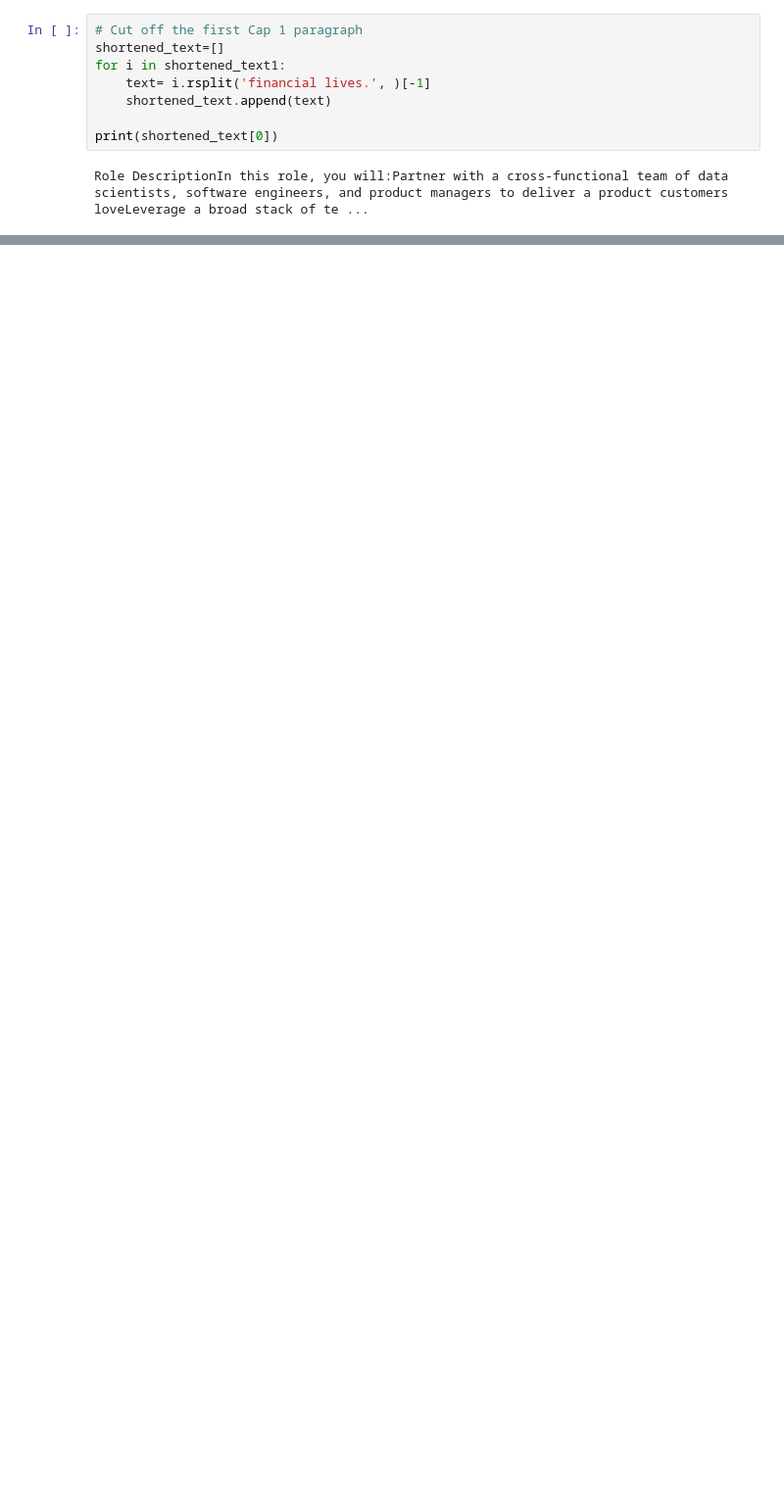
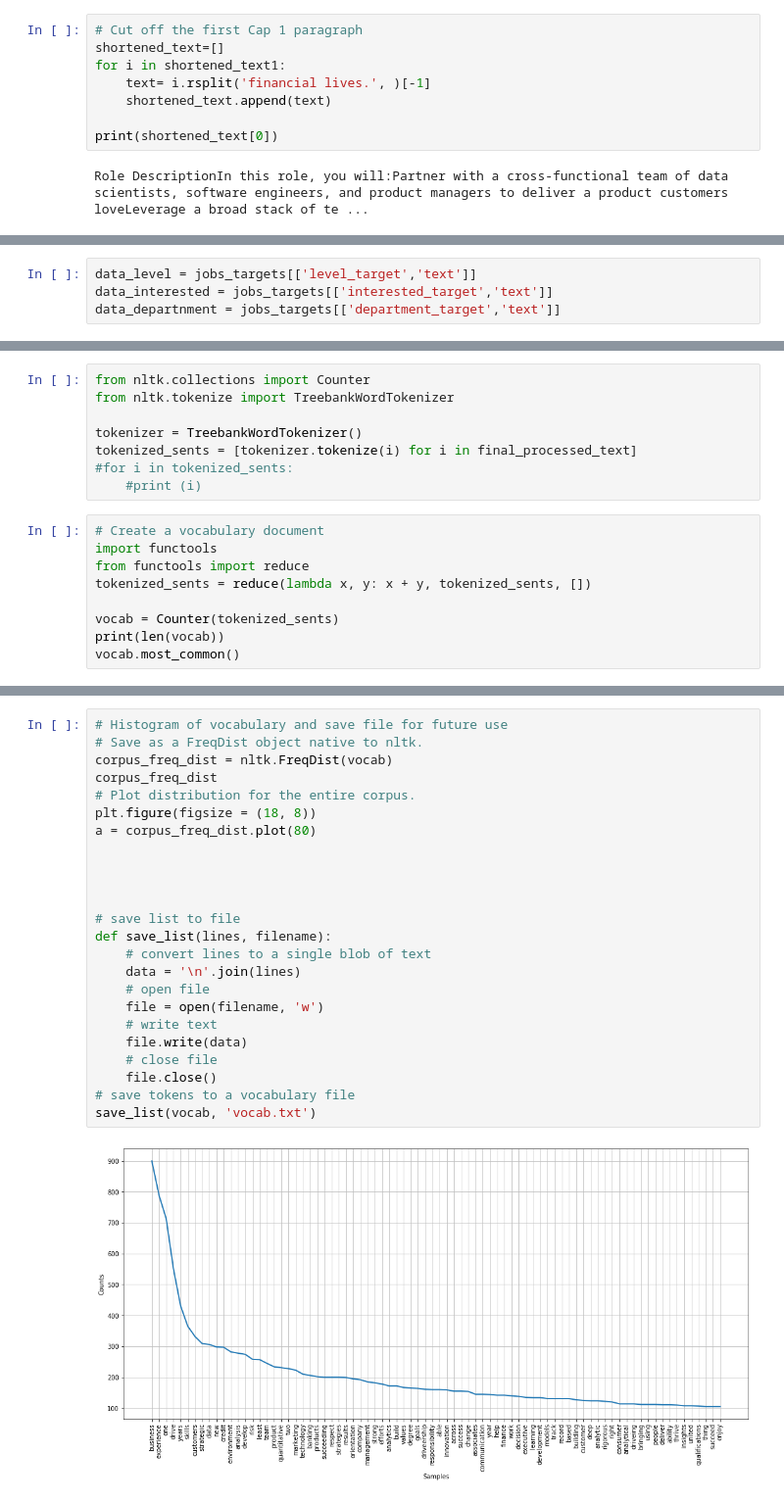
Before and after one commit to martonik/NLP---Text-Analysis, a Jupyter notebook: Text Analysis - Capital One Job Postings.ipynb, the cells around one changed output, grey strips where cells are left out. Shown at 98% size. Saved outputs shown, nothing was run; the diff lists cells and outputs as text; blank space fills up the shorter version.

```diff
--- a/Text Analysis - Capital One Job Postings.ipynb
+++ b/Text Analysis - Capital One Job Postings.ipynb
@@ -282,0 +463,4 @@ Index(['ability', 'ability build', 'ability drive', 'able', 'able bring',
+# %%
+data_level = jobs_targets[['level_target','text']]
+data_interested = jobs_targets[['interested_target','text']]
+data_departnment = jobs_targets[['department_target','text']]
@@ -282,0 +530,17 @@ Index(['ability', 'ability build', 'ability drive', 'able', 'able bring',
+# %%
+from nltk.collections import Counter
+from nltk.tokenize import TreebankWordTokenizer
+
+tokenizer = TreebankWordTokenizer()
+tokenized_sents = [tokenizer.tokenize(i) for i in final_processed_text]
+#for i in tokenized_sents:
+    #print (i)
+# %%
+# Create a vocabulary document
+import functools
+from functools import reduce
+tokenized_sents = reduce(lambda x, y: x + y, tokenized_sents, [])
+
+vocab = Counter(tokenized_sents)
+print(len(vocab))
+vocab.most_common()
@@ -282,0 +574,26 @@ Index(['ability', 'ability build', 'ability drive', 'able', 'able bring',
+# %%
+# Histogram of vocabulary and save file for future use
+# Save as a FreqDist object native to nltk.
+corpus_freq_dist = nltk.FreqDist(vocab)
+corpus_freq_dist
+# Plot distribution for the entire corpus.
+plt.figure(figsize = (18, 8))
+a = corpus_freq_dist.plot(80)
+
+
+
+
+# save list to file
+def save_list(lines, filename):
+    # convert lines to a single blob of text
+    data = '\n'.join(lines)
+    # open file
+    file = open(filename, 'w')
+    # write text
+    file.write(data)
+    # close file
+    file.close()
+# save tokens to a vocabulary file
+save_list(vocab, 'vocab.txt')
+# %% [output]
+[figure, added]
```
Also changed, not shown: parts of 94 cells of this notebook.
